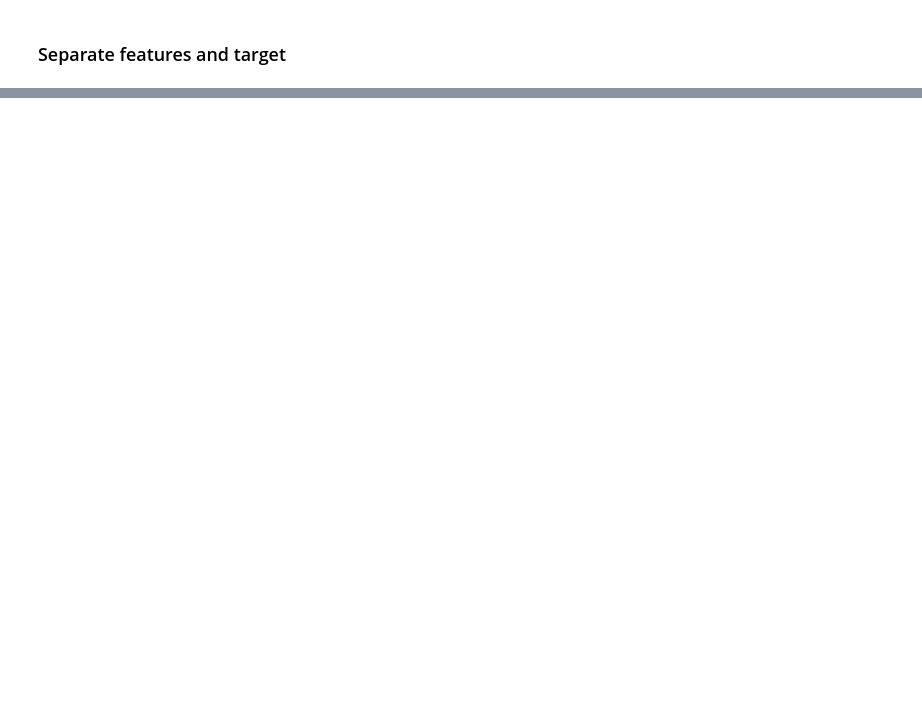
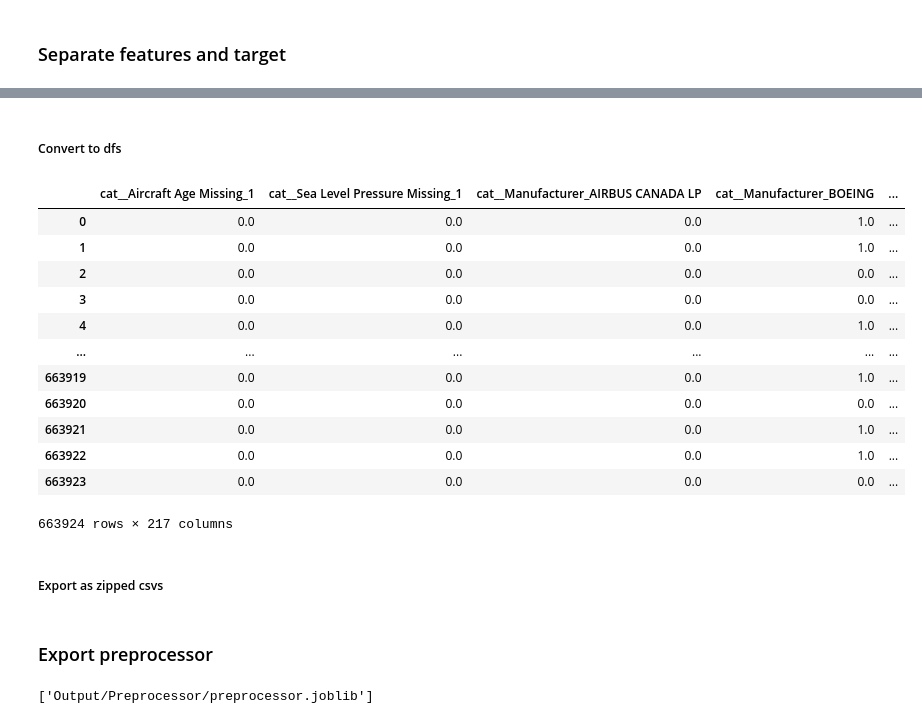
Before and after one commit to brianna-mitri/project-4, a Jupyter notebook: Preprocessing/3_splitting_data.ipynb, the cells around one changed output, grey strips where cells are left out. Saved outputs shown, nothing was run; the diff lists cells and outputs as text; code cells hidden in the pictures; blank space fills up the shorter version.

```diff
--- a/Preprocessing/3_splitting_data.ipynb
+++ b/Preprocessing/3_splitting_data.ipynb
@@ -10,6 +10,11 @@ from sklearn.compose import ColumnTransformer
 from sklearn.model_selection import train_test_split
 from sklearn.preprocessing import OneHotEncoder, StandardScaler
 from imblearn.over_sampling import SMOTE
+# %%
+root_path = 'Output/'
+split_path = f'{root_path}Split_Train_Test/'
+preprocessor_path = f'{root_path}Preprocessor/'
+REBALANCE = False
 # %%
 # function to open zipped file and read into df
 def unzip_to_df(zip_filepath, file_inside_zip, **read_csv_kwargs):
@@ -102,4 +204,8 @@ x_test_processed = preprocessor.transform(x_test)
 # %%
 # apply rebalancing on training set
-sm = SMOTE(random_state=1)
-x_train_bal, y_train_bal = sm.fit_resample(x_train_processed, y_train)
+if REBALANCE:
+    sm = SMOTE(random_state=1)
+    x_train_bal, y_train_bal = sm.fit_resample(x_train_processed, y_train)
+else:
+    x_train_bal = x_train_processed
+    y_train_bal = y_train
@@ -123,7 +259,28 @@ encoded_feature_names = preprocessor.get_feature_names_out()
+# %% [markdown]
+##### Convert to dfs
 # %%
 # get df versions
 x_train_processed_df = pd.DataFrame(x_train_bal, columns=encoded_feature_names)
 x_test_processed_df = pd.DataFrame(x_test_processed, columns=encoded_feature_names)
+# %%
+# display training
+x_train_processed_df
+# %% [output]
+|  | cat__Aircraft Age Missing_1 | cat__Sea Level Pressure Missing_1 | cat__Manufacturer_AIRBUS CANADA LP | cat__Manufacturer_BOEING | ... |
+| 0 | 0.0 | 0.0 | 0.0 | 1.0 | ... |
+| 1 | 0.0 | 0.0 | 0.0 | 1.0 | ... |
+| 2 | 0.0 | 0.0 | 0.0 | 0.0 | ... |
+| 3 | 0.0 | 0.0 | 0.0 | 0.0 | ... |
+| 4 | 0.0 | 0.0 | 0.0 | 1.0 | ... |
+| ... | ... | ... | ... | ... | ... |
+| 663919 | 0.0 | 0.0 | 0.0 | 1.0 | ... |
+| 663920 | 0.0 | 0.0 | 0.0 | 0.0 | ... |
+| 663921 | 0.0 | 0.0 | 0.0 | 1.0 | ... |
+| 663922 | 0.0 | 0.0 | 0.0 | 1.0 | ... |
+| 663923 | 0.0 | 0.0 | 0.0 | 0.0 | ... |
+663924 rows × 217 columns
+# %% [markdown]
+##### Export as zipped csvs
 # %%
 # function to export df as zipped csv
 def export_zipped_file(df, name):
@@ -146,3 +303,10 @@ export_zipped_file(y_train_bal, 'y_train')
 export_zipped_file(x_train_processed_df, 'x_train')
 export_zipped_file(y_test, 'y_test')
 export_zipped_file(x_test_processed_df, 'x_test')
+# %% [markdown]
+### Export preprocessor
+# %%
+# save the fitted preprocessor
+joblib.dump(preprocessor, f'{preprocessor_path}preprocessor.joblib')
+# %% [output]
+['Output/Preprocessor/preprocessor.joblib']
```
Also changed, not shown: parts of 24 cells of this notebook, 49 other files.
